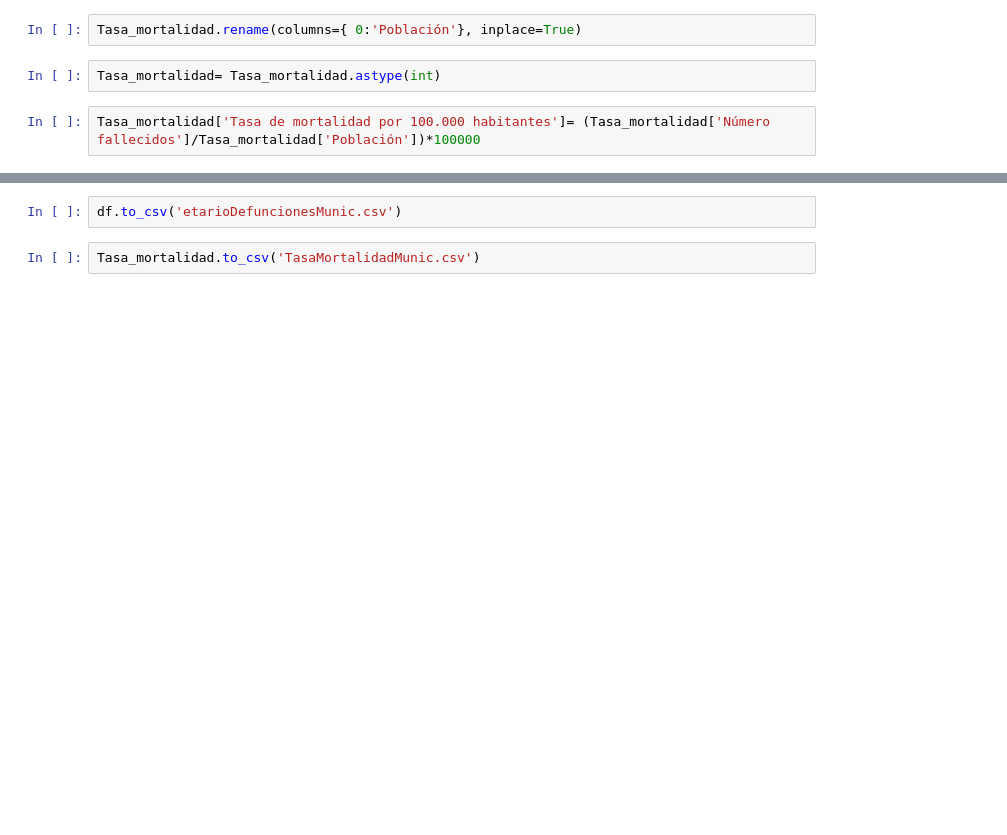
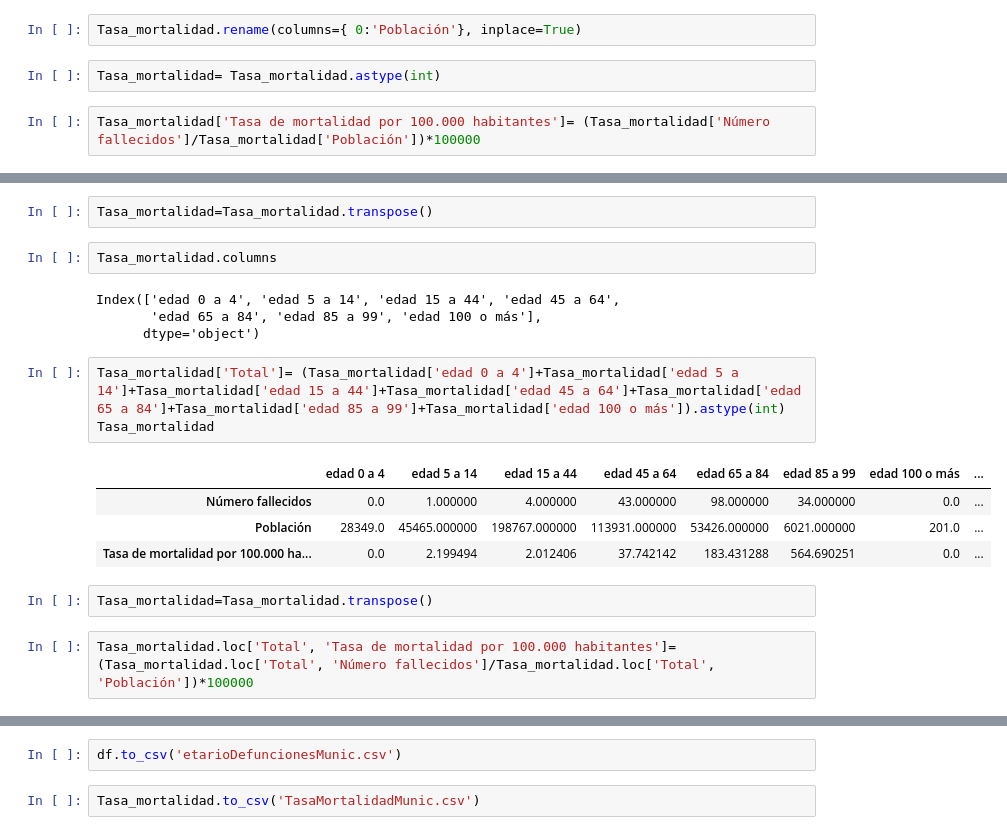
Before and after one commit to luiseveliogarciarestrepo/corona, a Jupyter notebook: Fallecidos Municip COVID19 por etarios -NOVIEMBRE.ipynb, the cells around one changed output, grey strips where cells are left out. Saved outputs shown, nothing was run; the diff lists cells and outputs as text; blank space fills up the shorter version.

Commit message:
ajuste tablas en orden, datos totales, decimales

```diff
--- a/Fallecidos Municip COVID19 por etarios -NOVIEMBRE.ipynb
+++ b/Fallecidos Municip COVID19 por etarios -NOVIEMBRE.ipynb
@@ -470 +470,21 @@ Tasa_mortalidad.round(2)
 | edad 100 o más | 0 | 201 | 0.00 |
+# %%
+Tasa_mortalidad=Tasa_mortalidad.transpose()
+# %%
+Tasa_mortalidad.columns
+# %% [output]
+Index(['edad 0 a 4', 'edad 5 a 14', 'edad 15 a 44', 'edad 45 a 64',
+       'edad 65 a 84', 'edad 85 a 99', 'edad 100 o más'],
+      dtype='object')
+# %%
+Tasa_mortalidad['Total']= (Tasa_mortalidad['edad 0 a 4']+Tasa_mortalidad['edad 5 a 14']+Tasa_mortalidad['edad 15 a 44']+Tasa_mortalidad['edad 45 a 64']+Tasa_mortalidad['edad 65 a 84']+Tasa_mortalidad['edad 85 a 99']+Tasa_mortalidad['edad 100 o más']).astype(int)
+Tasa_mortalidad
+# %% [output]
+|  | edad 0 a 4 | edad 5 a 14 | edad 15 a 44 | edad 45 a 64 | edad 65 a 84 | edad 85 a 99 | edad 100 o más | ... |
+| Número fallecidos | 0.0 | 1.000000 | 4.000000 | 43.000000 | 98.000000 | 34.000000 | 0.0 | ... |
+| Población | 28349.0 | 45465.000000 | 198767.000000 | 113931.000000 | 53426.000000 | 6021.000000 | 201.0 | ... |
+| Tasa de mortalidad por 100.000 ha... | 0.0 | 2.199494 | 2.012406 | 37.742142 | 183.431288 | 564.690251 | 0.0 | ... |
+# %%
+Tasa_mortalidad=Tasa_mortalidad.transpose()
+# %%
+Tasa_mortalidad.loc['Total', 'Tasa de mortalidad por 100.000 habitantes']=(Tasa_mortalidad.loc['Total', 'Número fallecidos']/Tasa_mortalidad.loc['Total', 'Población'])*100000
```
Also changed, not shown: parts of 8 cells of this notebook, 7 other files.
